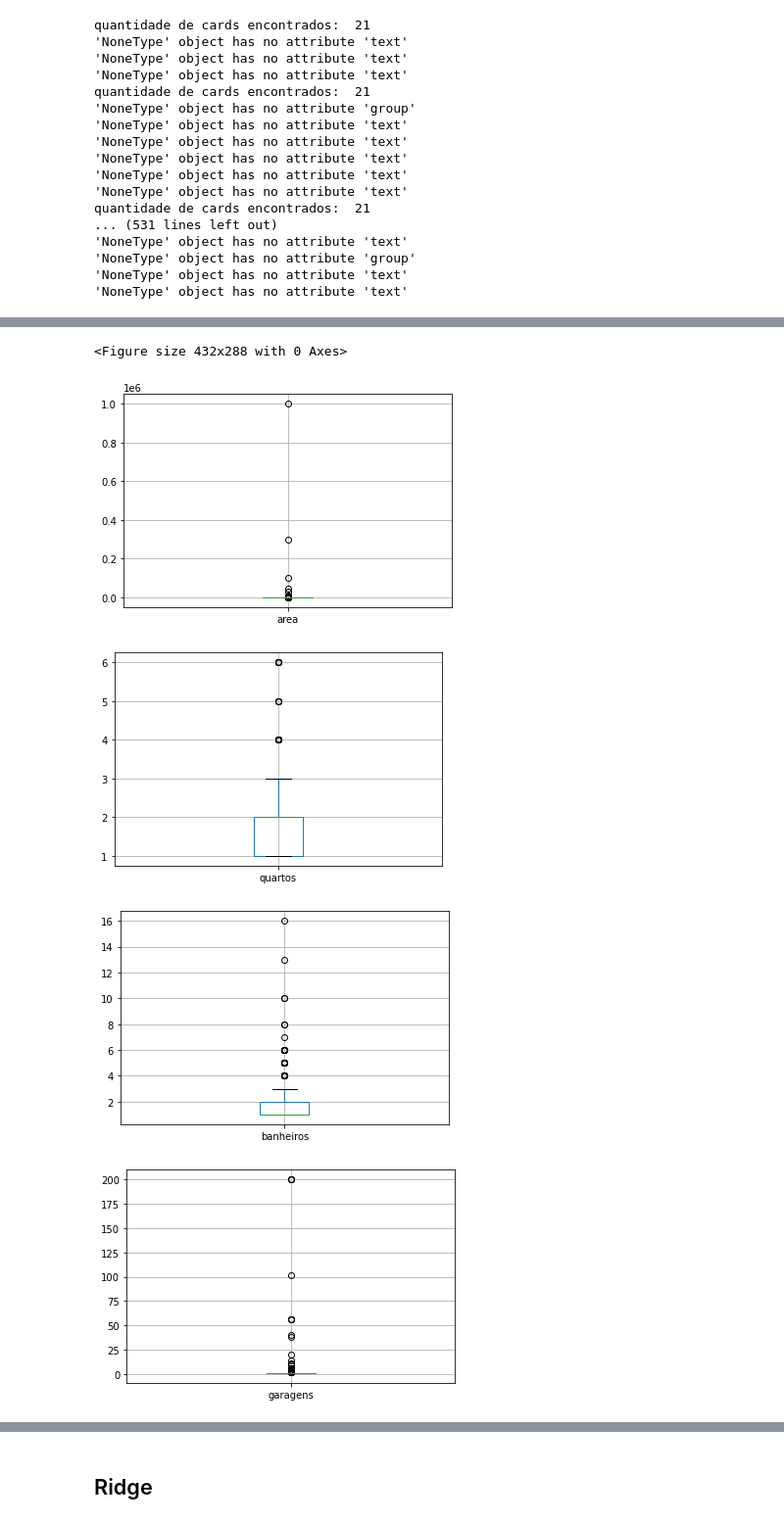
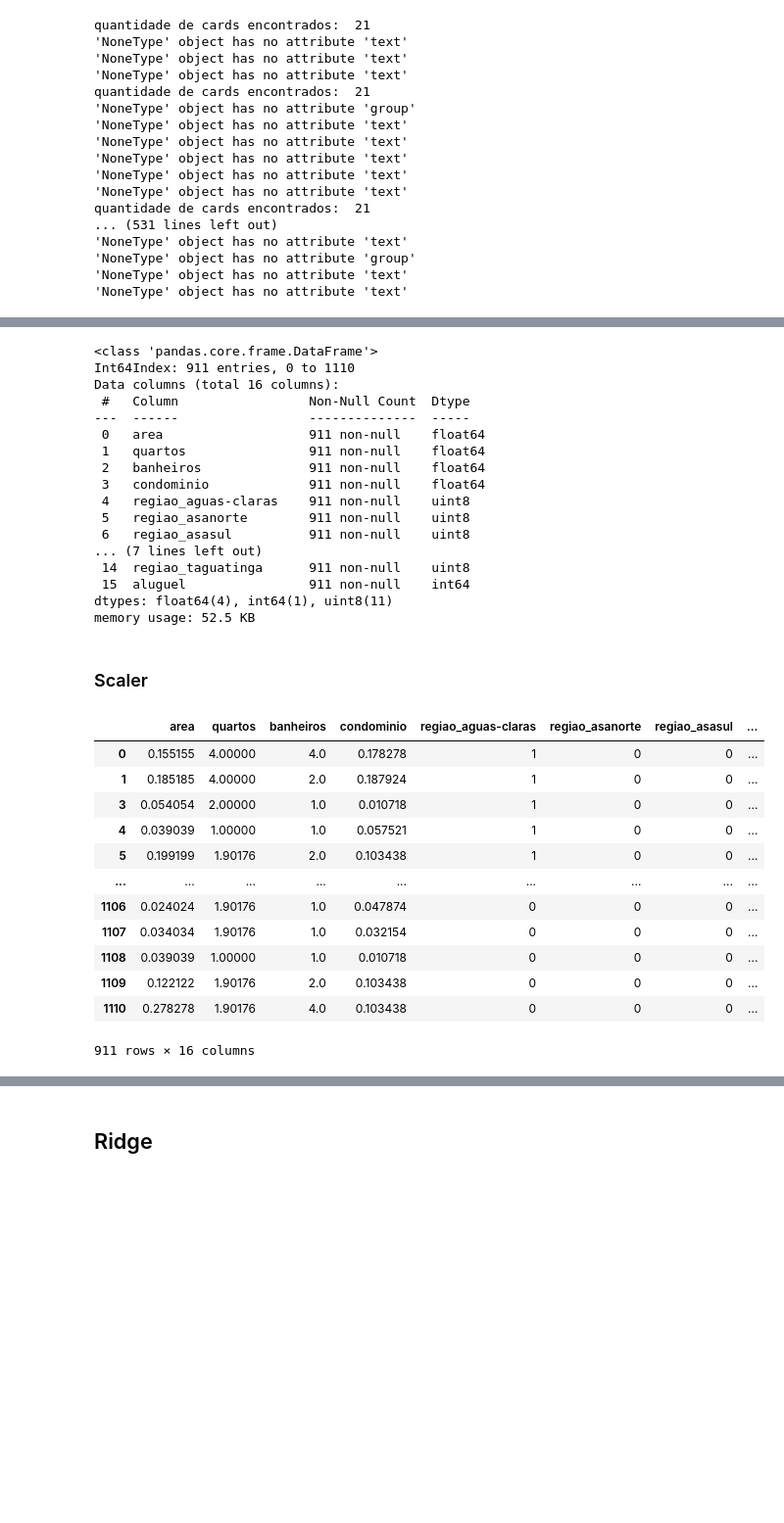
Before and after one commit to 1990LFLF/tcc-ml, a Jupyter notebook: teste.ipynb, the cells around one changed output, grey strips where cells are left out. Shown: that part at 98% size. Saved outputs shown, nothing was run; the diff lists cells and outputs as text; code cells hidden in the pictures; blank space fills up the shorter version.

```diff
--- a/teste.ipynb
+++ b/teste.ipynb
@@ -179,13 +208,55 @@ memory usage: 19.3+ KB
+# %%
+df_drop = df_hot.dropna(subset=['area'])
+df_drop = df_drop.loc[df['area'] <=1000]
+df_drop = df_drop.loc[df['banheiros'] <= 5]
+# values = {'quartos': df_drop['quartos'].mean(), 'banheiros': df_drop['banheiros'].mean(),  'garagens': 0, 'condominio': df_drop['condominio'].median()}
+values = {'quartos': df_drop['quartos'].mean(), 'banheiros': df_drop['banheiros'].mean(), 'condominio': df_drop['condominio'].mean()}
+df_drop.fillna(value=values, inplace=True)
+# df_drop = df_drop.dropna(subset=['quartos'])
+# df_drop = df_drop.drop(['condominio'], axis=1)
+df_drop = df_drop.drop(['garagens'], axis=1)
+df_drop.info()
+# %% [output]
+<class 'pandas.core.frame.DataFrame'>
+Int64Index: 911 entries, 0 to 1110
+Data columns (total 16 columns):
+ #   Column                 Non-Null Count  Dtype
+---  ------                 --------------  -----
+ 0   area                   911 non-null    float64
+ 1   quartos                911 non-null    float64
+ 2   banheiros              911 non-null    float64
+ 3   condominio             911 non-null    float64
+ 4   regiao_aguas-claras    911 non-null    uint8
+ 5   regiao_asanorte        911 non-null    uint8
+ 6   regiao_asasul          911 non-null    uint8
+... (7 lines left out)
+ 14  regiao_taguatinga      911 non-null    uint8
+ 15  aluguel                911 non-null    int64
+dtypes: float64(4), int64(1), uint8(11)
+memory usage: 52.5 KB
+# %% [markdown]
+### Scaler
 # %%
-import matplotlib.pyplot as plt
-
-for column in df:
-    plt.figure()
-    if column != 'regiao':
-        df.boxplot([column])
+# import matplotlib.pyplot as plt
+# for column in df:
+#     plt.figure()
+#     if "regiao" not in column:
+#         df_drop.boxplot([column])
+columnsToScale = ['area', 'condominio']
+for col in columnsToScale:
+      df_drop[col] = (df_drop[col]-df_drop[col].min())/(df_drop[col].max()-df_drop[col].min())
+df_drop
 # %% [output]
+|  | area | quartos | banheiros | condominio | regiao_aguas-claras | regiao_asanorte | regiao_asasul | ... |
+| 0 | 0.155155 | 4.00000 | 4.0 | 0.178278 | 1 | 0 | 0 | ... |
+| 1 | 0.185185 | 4.00000 | 2.0 | 0.187924 | 1 | 0 | 0 | ... |
+| 3 | 0.054054 | 2.00000 | 1.0 | 0.010718 | 1 | 0 | 0 | ... |
+| 4 | 0.039039 | 1.00000 | 1.0 | 0.057521 | 1 | 0 | 0 | ... |
+| 5 | 0.199199 | 1.90176 | 2.0 | 0.103438 | 1 | 0 | 0 | ... |
+| ... | ... | ... | ... | ... | ... | ... | ... | ... |
+| 1106 | 0.024024 | 1.90176 | 1.0 | 0.047874 | 0 | 0 | 0 | ... |
+| 1107 | 0.034034 | 1.90176 | 1.0 | 0.032154 | 0 | 0 | 0 | ... |
+| 1108 | 0.039039 | 1.00000 | 1.0 | 0.010718 | 0 | 0 | 0 | ... |
+| 1109 | 0.122122 | 1.90176 | 2.0 | 0.103438 | 0 | 0 | 0 | ... |
+| 1110 | 0.278278 | 1.90176 | 4.0 | 0.103438 | 0 | 0 | 0 | ... |
-<Figure size 432x288 with 0 Axes>
+911 rows × 16 columns
-[figure, removed]
-[figure, removed]
-[figure, removed]
-[figure, removed]
```
Also changed, not shown: parts of 24 cells of this notebook, 1 other file.
